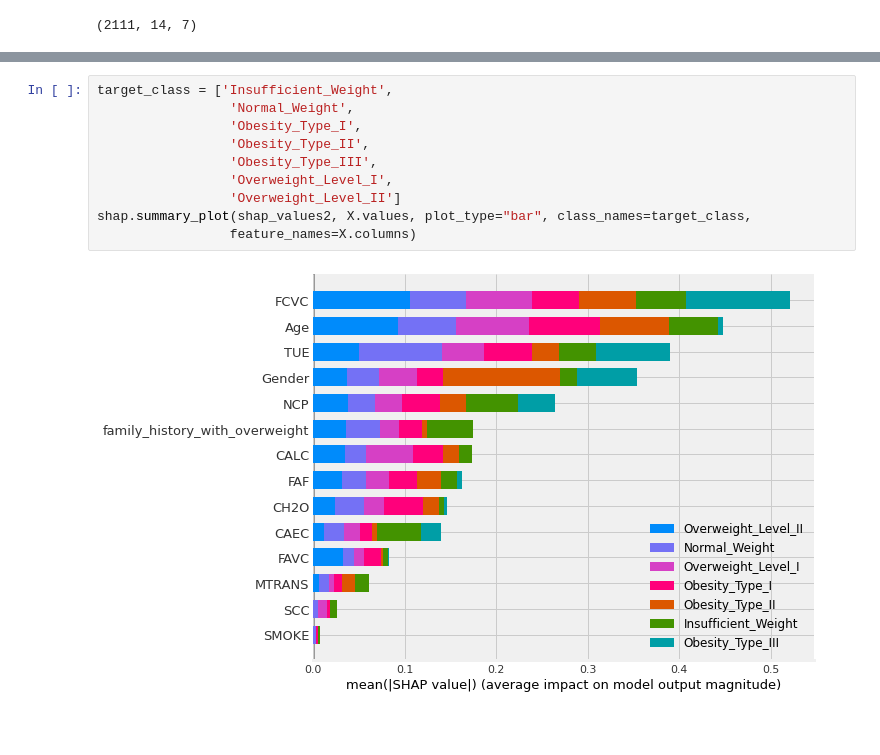
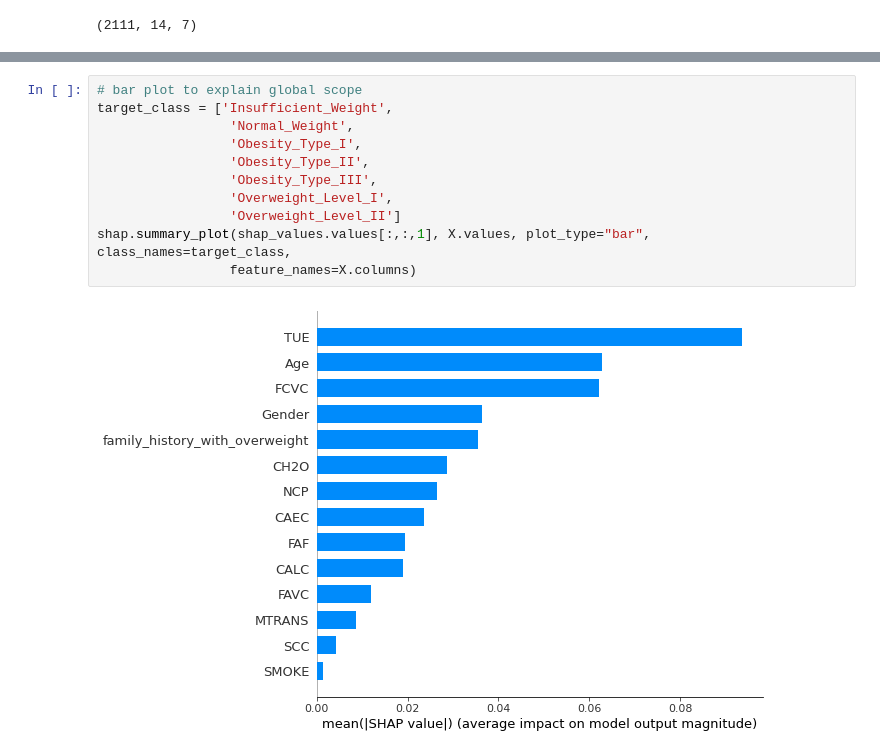
Before and after one commit to dgtzm99/SHAP-Methods-for-Model-Explainability, a Jupyter notebook: case2_Decision_Tree.ipynb, the cells around one changed output, grey strips where cells are left out. Saved outputs shown, nothing was run; the diff lists cells and outputs as text; blank space fills up the shorter version.

```diff
--- a/case2_Decision_Tree.ipynb
+++ b/case2_Decision_Tree.ipynb
@@ -437,13 +270,14 @@ array([[-5.16666664e-03,  1.00000031e-03, -2.08333340e-02, ...,
 # %%
+# bar plot to explain global scope
 target_class = ['Insufficient_Weight',
                  'Normal_Weight',
                  'Obesity_Type_I',
                  'Obesity_Type_II',
                  'Obesity_Type_III',
                  'Overweight_Level_I',
                  'Overweight_Level_II']
-shap.summary_plot(shap_values2, X.values, plot_type="bar", class_names=target_class,
+shap.summary_plot(shap_values.values[:,:,1], X.values, plot_type="bar", class_names=target_class,
                  feature_names=X.columns)
 # %% [output]
-[figure, old version]
+[figure, new version]
 # %%
```
Also changed, not shown: parts of 55 cells of this notebook, 22 other files.
